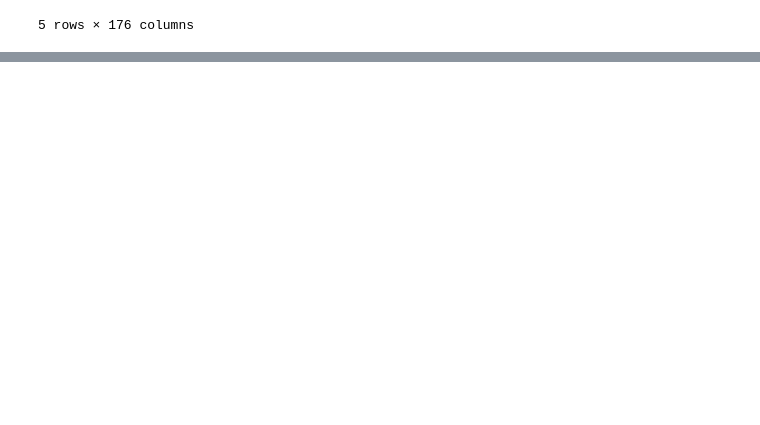
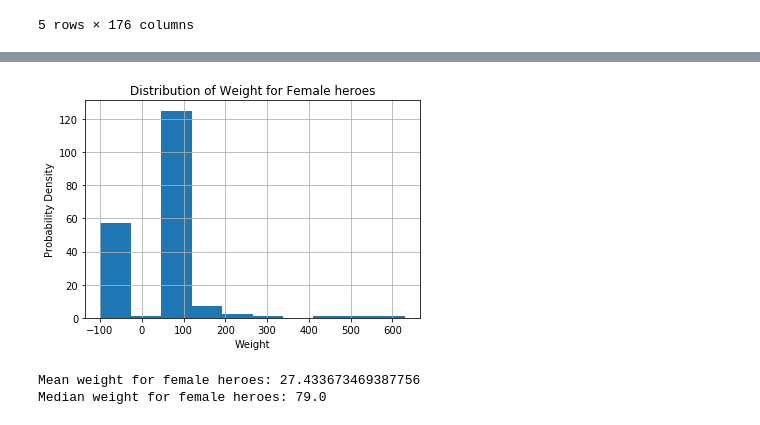
Before and after one commit to CoachCooz/Data-Cleaning-Project-With-Superhero-Data, a Jupyter notebook: Data Cleaning on Superheroes Dataset.ipynb, the cells around one changed output, grey strips where cells are left out. Cells and saved outputs as stored; diff of their text form; code cells hidden in the pictures; blank space fills up the shorter version.

```diff
--- a/Data Cleaning on Superheroes Dataset.ipynb
+++ b/Data Cleaning on Superheroes Dataset.ipynb
@@ -137,0 +179,9 @@ heroes_and_powers_df.head()
+# %%
+# Female Weight
+show_distplot(female_heroes_df, 'Female', 'Weight')
+print('Mean weight for female heroes: {}'.format(female_heroes_df.Weight.mean()))
+print('Median weight for female heroes: {}'.format(male_heroes_df.Weight.median()))
+# %% [output]
+[figure, added]
+Mean weight for female heroes: 27.433673469387756
+Median weight for female heroes: 79.0
```
Also changed, not shown: parts of 6 cells of this notebook, 6 other files.
